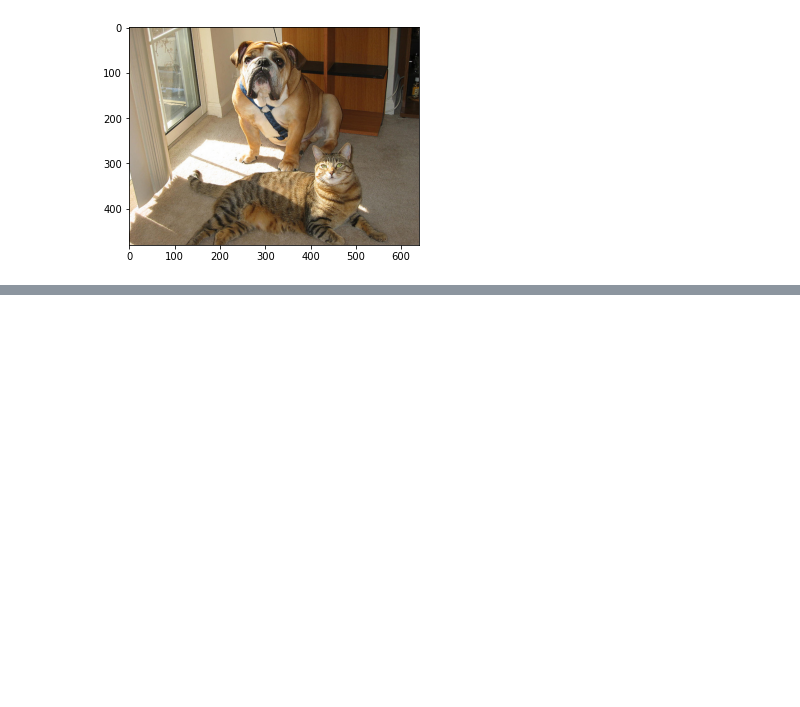
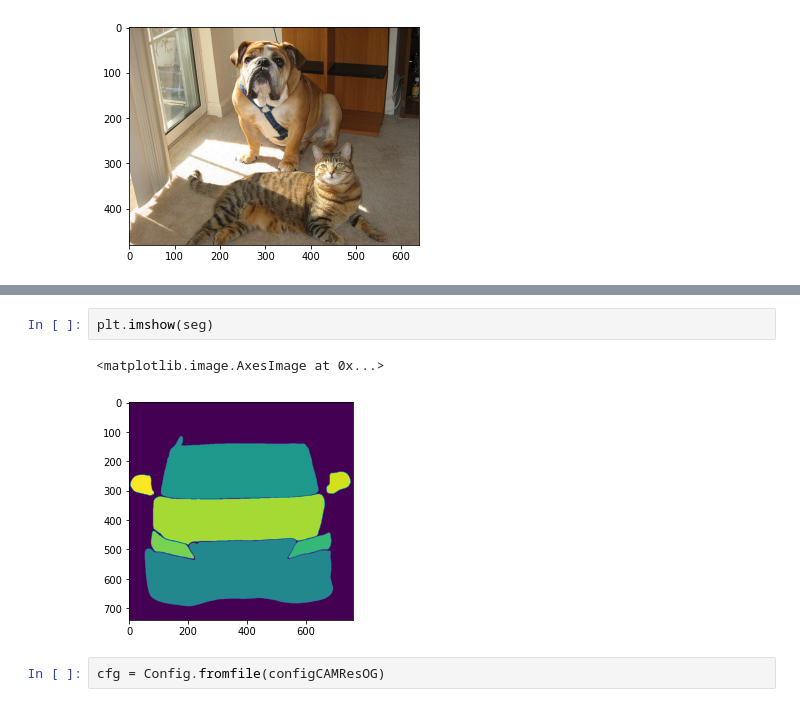
Before and after one commit to L1nusB/XAI-Vehicle-Classification, a Jupyter notebook: notebooks/Untitled.ipynb, the cells around one changed output, grey strips where cells are left out. Saved outputs shown, nothing was run; the diff lists cells and outputs as text; blank space fills up the shorter version.

```diff
--- a/notebooks/Untitled.ipynb
+++ b/notebooks/Untitled.ipynb
@@ -296,0 +324,7 @@ Saving images to: ./results\exampleBullMastiff.svg
+# %%
+plt.imshow(seg)
+# %% [output]
+<matplotlib.image.AxesImage at 0x...>
+[figure, added]
+# %%
+cfg = Config.fromfile(configCAMResOG)
```
Also changed, not shown: parts of 9 cells of this notebook, 8 other files.
